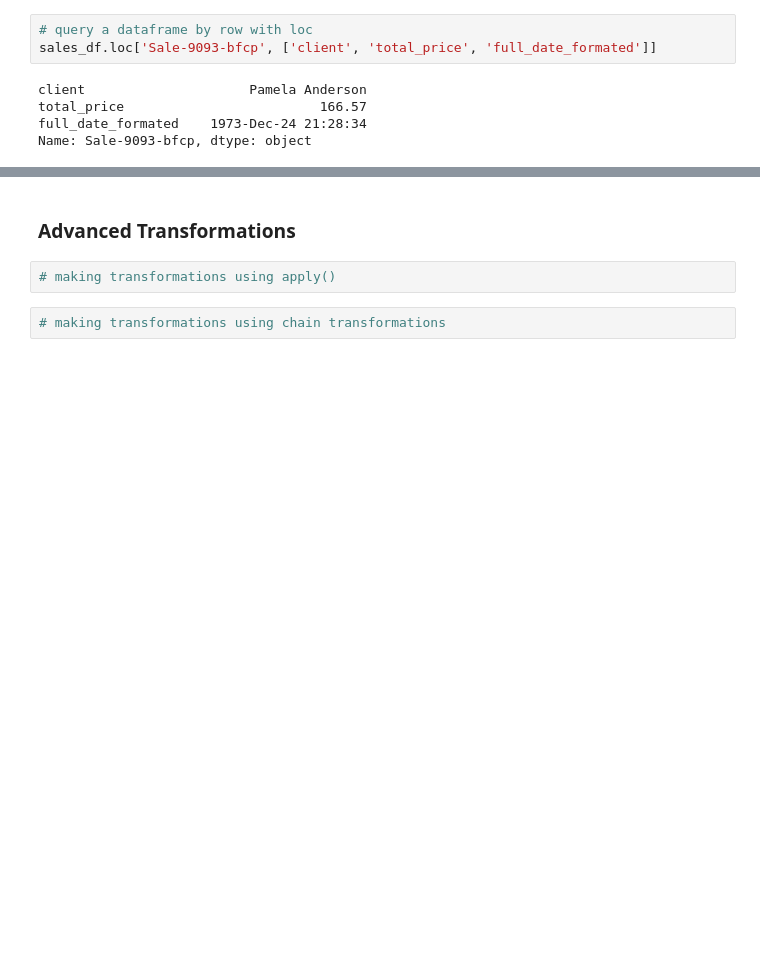
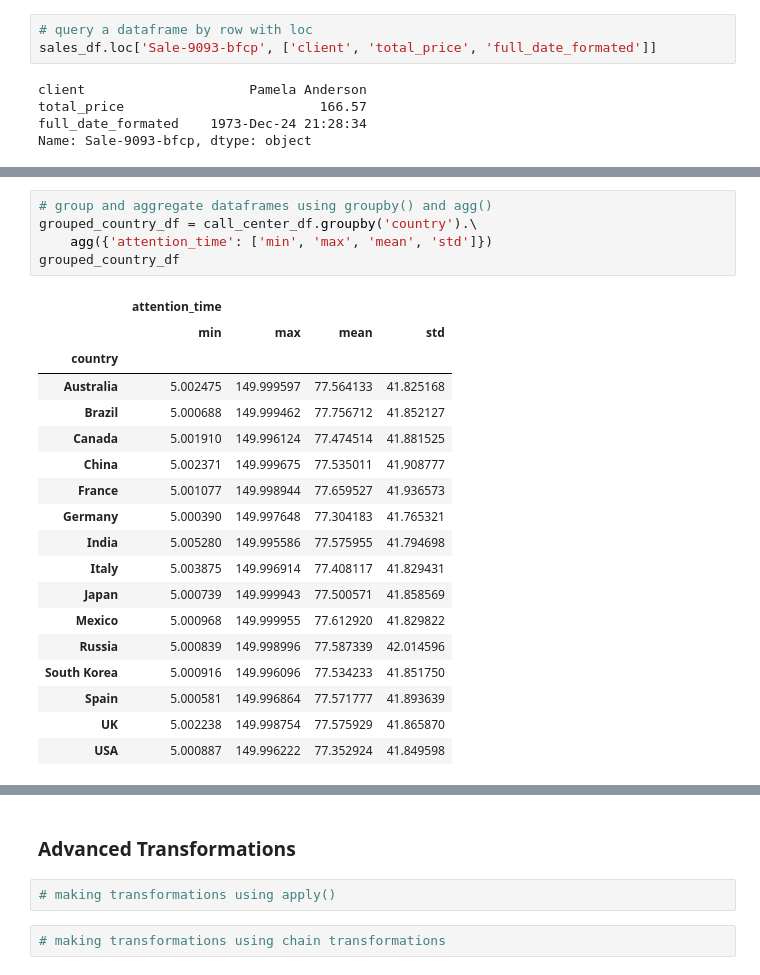
Before and after one commit to EngAndres/ud-public, a Jupyter notebook: courses/data-science-introduction/notebooks/Pandas.ipynb, the cells around one changed output, grey strips where cells are left out. Cells and saved outputs as stored; diff of their text form; blank space fills up the shorter version.

```diff
--- a/courses/data-science-introduction/notebooks/Pandas.ipynb
+++ b/courses/data-science-introduction/notebooks/Pandas.ipynb
@@ -607,0 +871,24 @@ None
+# %%
+# group and aggregate dataframes using groupby() and agg()
+grouped_country_df = call_center_df.groupby('country').\
+    agg({'attention_time': ['min', 'max', 'mean', 'std']})
+grouped_country_df
+# %% [output]
+|  | attention_time |  |  |  |
+|  | min | max | mean | std |
+| country |  |  |  |  |
+| Australia | 5.002475 | 149.999597 | 77.564133 | 41.825168 |
+| Brazil | 5.000688 | 149.999462 | 77.756712 | 41.852127 |
+| Canada | 5.001910 | 149.996124 | 77.474514 | 41.881525 |
+| China | 5.002371 | 149.999675 | 77.535011 | 41.908777 |
+| France | 5.001077 | 149.998944 | 77.659527 | 41.936573 |
+| Germany | 5.000390 | 149.997648 | 77.304183 | 41.765321 |
+| India | 5.005280 | 149.995586 | 77.575955 | 41.794698 |
+| Italy | 5.003875 | 149.996914 | 77.408117 | 41.829431 |
+| Japan | 5.000739 | 149.999943 | 77.500571 | 41.858569 |
+| Mexico | 5.000968 | 149.999955 | 77.612920 | 41.829822 |
+| Russia | 5.000839 | 149.998996 | 77.587339 | 42.014596 |
+| South Korea | 5.000916 | 149.996096 | 77.534233 | 41.851750 |
+| Spain | 5.000581 | 149.996864 | 77.571777 | 41.893639 |
+| UK | 5.002238 | 149.998754 | 77.575929 | 41.865870 |
+| USA | 5.000887 | 149.996222 | 77.352924 | 41.849598 |
```
Also changed, not shown: parts of 44 cells of this notebook.
